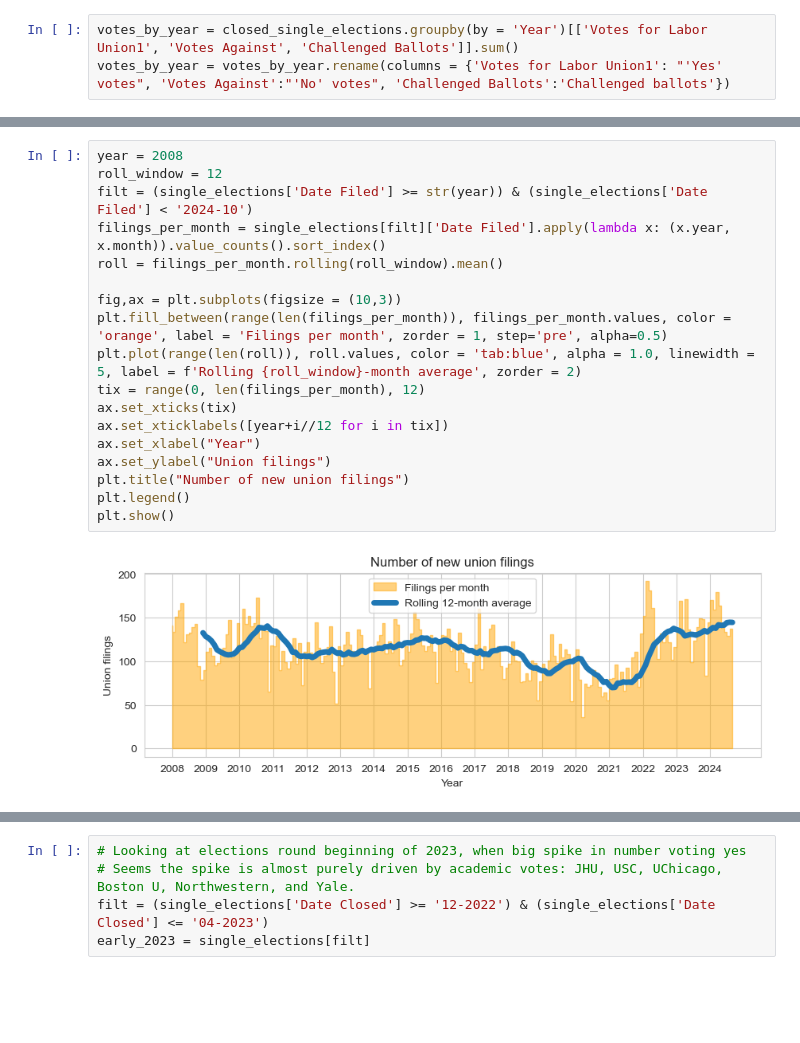
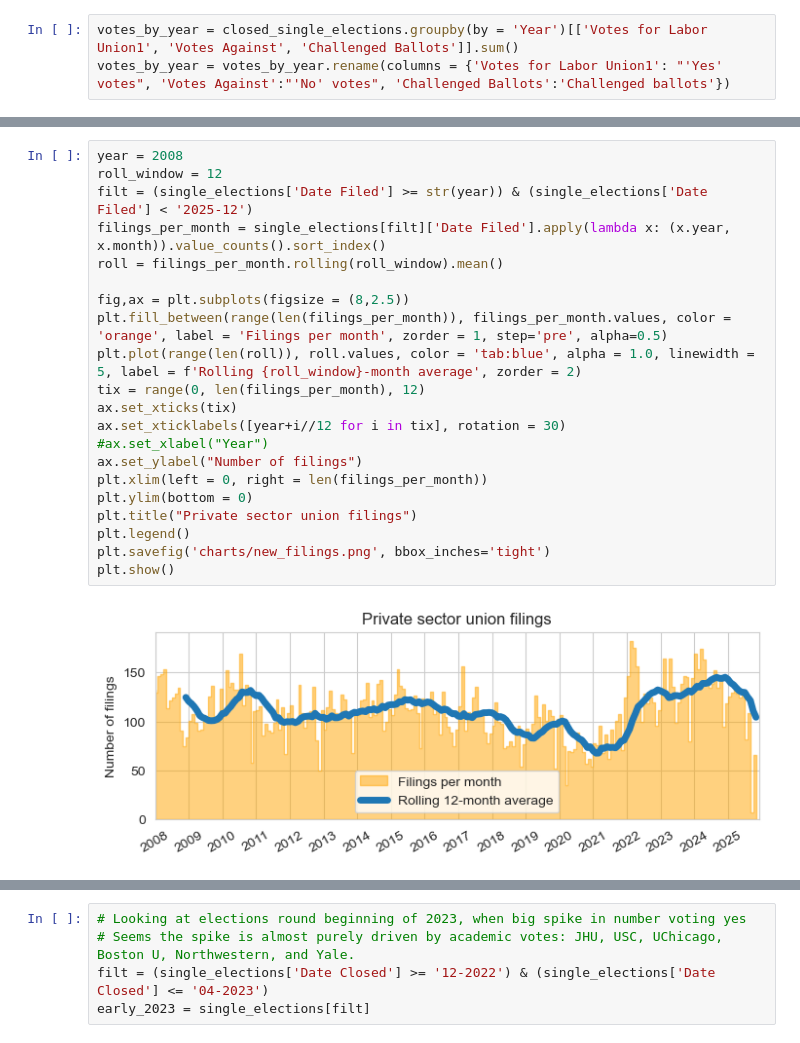
Before and after one commit to AmziJeffs/LaborData, a Jupyter notebook: elections_analysis.ipynb, the cells around one changed output, grey strips where cells are left out. Cells and saved outputs as stored; diff of their text form; blank space fills up the shorter version.

Commit message:
Analyze 2025 elections data

```diff
--- a/elections_analysis.ipynb
+++ b/elections_analysis.ipynb
@@ -305,23 +308,26 @@ plt.show()
 # %%
 year = 2008
 roll_window = 12
-filt = (single_elections['Date Filed'] >= str(year)) & (single_elections['Date Filed'] < '2024-10')
+filt = (single_elections['Date Filed'] >= str(year)) & (single_elections['Date Filed'] < '2025-12')
 filings_per_month = single_elections[filt]['Date Filed'].apply(lambda x: (x.year, x.month)).value_counts().sort_index()
 roll = filings_per_month.rolling(roll_window).mean()
 
-fig,ax = plt.subplots(figsize = (10,3))
+fig,ax = plt.subplots(figsize = (8,2.5))
 plt.fill_between(range(len(filings_per_month)), filings_per_month.values, color = 'orange', label = 'Filings per month', zorder = 1, step='pre', alpha=0.5)
 plt.plot(range(len(roll)), roll.values, color = 'tab:blue', alpha = 1.0, linewidth = 5, label = f'Rolling {roll_window}-month average', zorder = 2)
 tix = range(0, len(filings_per_month), 12)
 ax.set_xticks(tix)
-ax.set_xticklabels([year+i//12 for i in tix])
-ax.set_xlabel("Year")
-ax.set_ylabel("Union filings")
-plt.title("Number of new union filings")
+ax.set_xticklabels([year+i//12 for i in tix], rotation = 30)
+#ax.set_xlabel("Year")
+ax.set_ylabel("Number of filings")
+plt.xlim(left = 0, right = len(filings_per_month))
+plt.ylim(bottom = 0)
+plt.title("Private sector union filings")
 plt.legend()
+plt.savefig('charts/new_filings.png', bbox_inches='tight')
 plt.show()
 # %% [output]
-[figure, old version]
+[figure, new version]
 # %%
 year = 2008
 roll_window = 12
```
Also changed, not shown: parts of 31 cells of this notebook, 4 other files.
